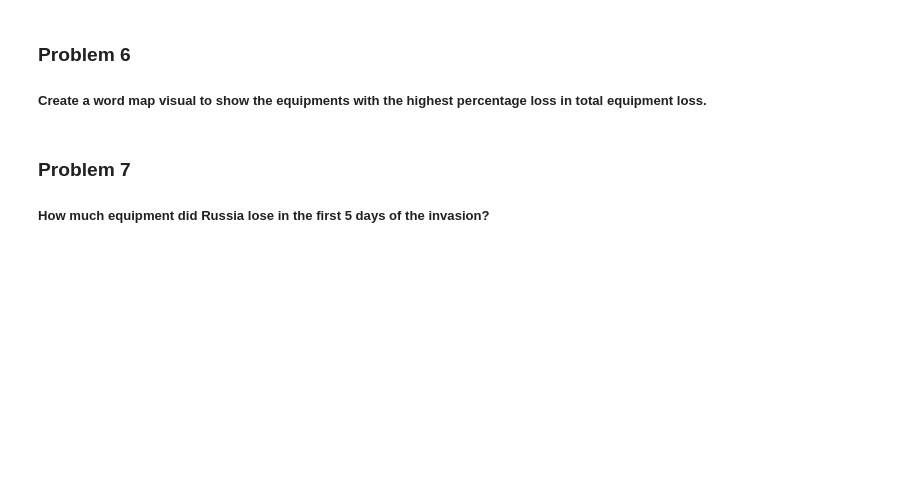
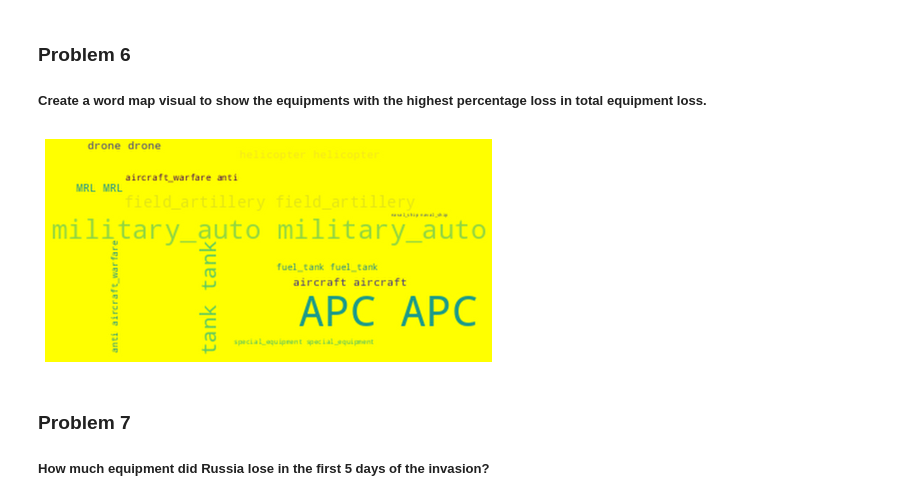
Before and after one commit to Sonya-7/Russian_Invasion_of_Ukraine, a Jupyter notebook: russian-invasion-of-ukraine.ipynb, the cells around one changed output. Drawn from its saved outputs; the diff is of its cells as text; code cells hidden in the pictures; blank space fills up the shorter version.

```diff
--- a/russian-invasion-of-ukraine.ipynb
+++ b/russian-invasion-of-ukraine.ipynb
@@ -136,30 +259,32 @@ plt.show()
 # %%
 # Get the most recent loss data
 total = int(daily_total_equip_loss.iloc[-1: , -1:].values)
 
 total_loss = daily_total_equip_loss.iloc[-1: , :-1]
 total_loss.reset_index(inplace=True)
 total_loss = pd.DataFrame(total_loss.drop('day', axis=1).transpose()).reset_index()
 total_loss.rename(columns={'index':'Equipment', 0:'Count'}, inplace=True)
 total_loss.set_index('Equipment', inplace=True)
 total_loss.rename(index={'field artillery':'field_artillery','military auto':'military_auto', 'fuel tank':'fuel_tank', 'naval ship':'naval_ship',
        'anti-aircraft warfare':'anti-aircraft_warfare', 'special equipment':'special_equipment', 'mobile SRBM system':'mobile_SRBM_system'}, inplace=True)
 
 # duplicate equipment name based on how much they contribute to total total_loss
 word_string=""
 max_words = 260000
 for equipment in total_loss.index:
      times_repeat = int(total_loss.loc[equipment, 'Count']/total*max_words)
      word_string = word_string + ((equipment + " ") * times_repeat)
 
 # create word cloud
-word_cloud = WordCloud(background_color = 'white').generate(word_string)
+word_cloud = WordCloud(background_color = 'yellow').generate(word_string)
 
 # Display cloud
 plt.figure(figsize=(8,8))
 plt.imshow(word_cloud, interpolation='bessel')
 plt.axis('off')
 plt.show()
+# %% [output]
+[figure, added]
 # %% [markdown]
 ### Problem 7
 
```
Also changed, not shown: parts of 18 cells of this notebook.
